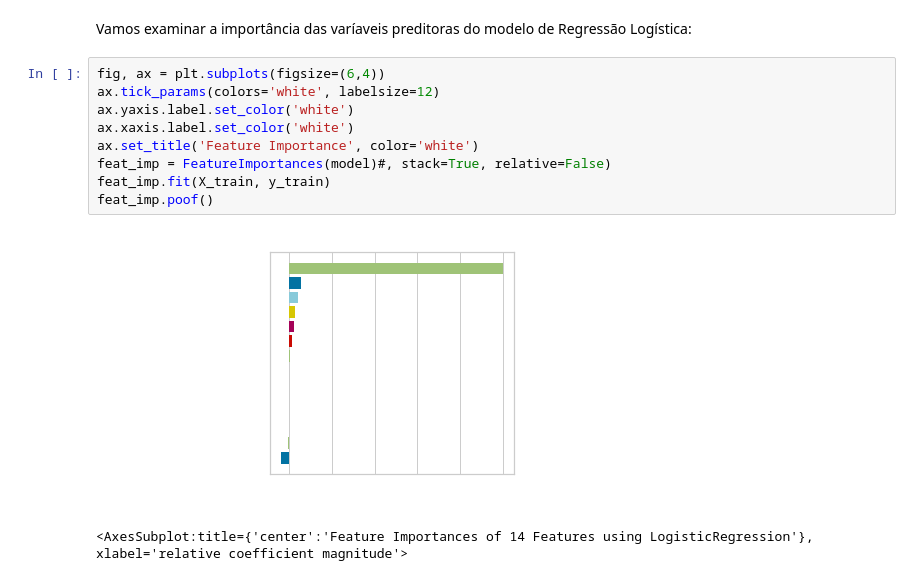
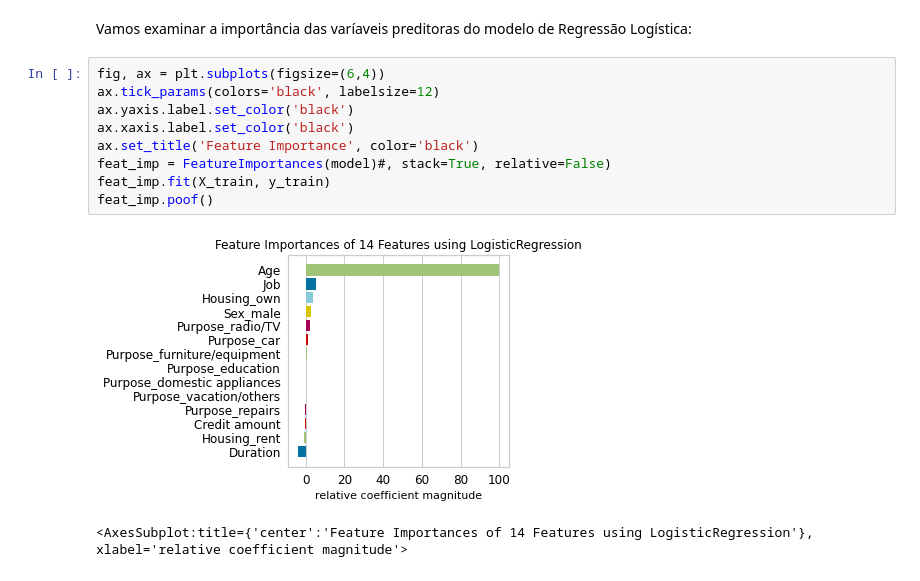
Before and after one commit to viniciuszendron/german_credit_risk, a Jupyter notebook: credit_risk_kaggle_notebook.ipynb, the cells around one changed output. Drawn from its saved outputs; the diff is of its cells as text.

```diff
--- a/credit_risk_kaggle_notebook.ipynb
+++ b/credit_risk_kaggle_notebook.ipynb
@@ -116,13 +144,13 @@ model.score(X_test, y_test)
 Vamos examinar a importância das varíaveis preditoras do modelo de Regressão Logística:
 # %%
 fig, ax = plt.subplots(figsize=(6,4))
-ax.tick_params(colors='white', labelsize=12)
-ax.yaxis.label.set_color('white')
-ax.xaxis.label.set_color('white')
-ax.set_title('Feature Importance', color='white')
+ax.tick_params(colors='black', labelsize=12)
+ax.yaxis.label.set_color('black')
+ax.xaxis.label.set_color('black')
+ax.set_title('Feature Importance', color='black')
 feat_imp = FeatureImportances(model)#, stack=True, relative=False)
 feat_imp.fit(X_train, y_train)
 feat_imp.poof()
 # %% [output]
-[figure, old version]
+[figure, new version]
 <AxesSubplot:title={'center':'Feature Importances of 14 Features using LogisticRegression'}, xlabel='relative coefficient magnitude'>
```
Also changed, not shown: parts of 6 cells of this notebook.
